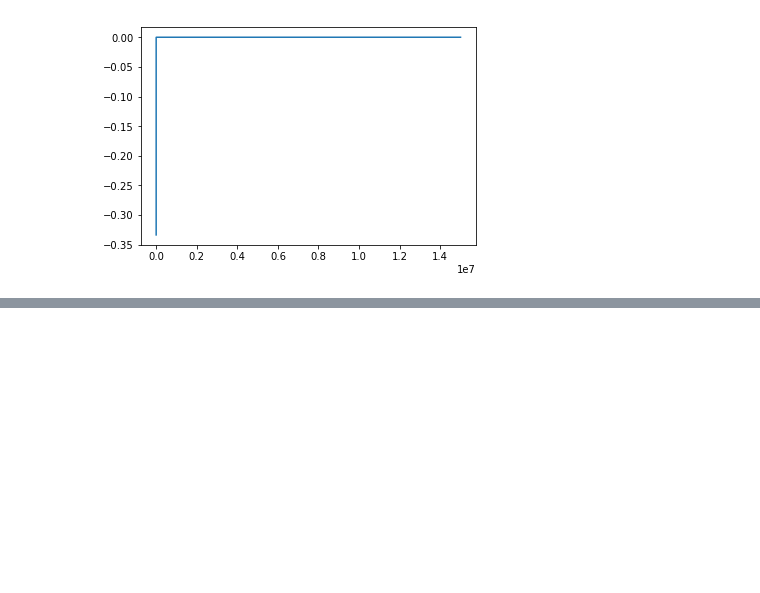
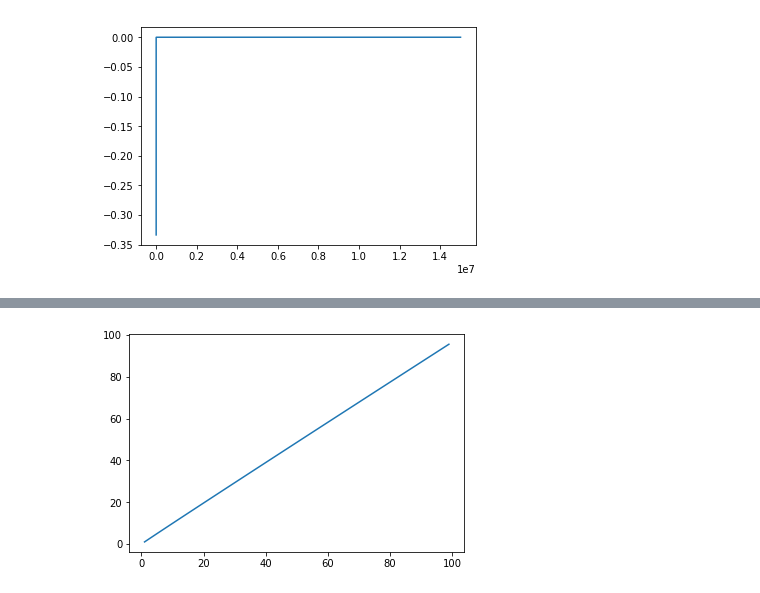
Before and after one commit to Quintus-Zhang/Tracer, a Jupyter notebook: jupyter/expanding_grid.ipynb, the cells around one changed output, grey strips where cells are left out. Saved outputs shown, nothing was run; the diff lists cells and outputs as text; code cells hidden in the pictures; blank space fills up the shorter version.

```diff
--- a/jupyter/expanding_grid.ipynb
+++ b/jupyter/expanding_grid.ipynb
@@ -121,0 +175,13 @@ plt.show()
+# %%
+def utility(c, gamma):
+    return c**(1-gamma) / (1-gamma)
+
+gamma = 0.01
+c = np.arange(1, 100).astype('float')
+
+u = utility(c, gamma)
+
+plt.plot(c, u)
+plt.show()
+# %% [output]
+[figure, added]
```
Also changed, not shown: parts of 9 cells of this notebook, 1 other file.
